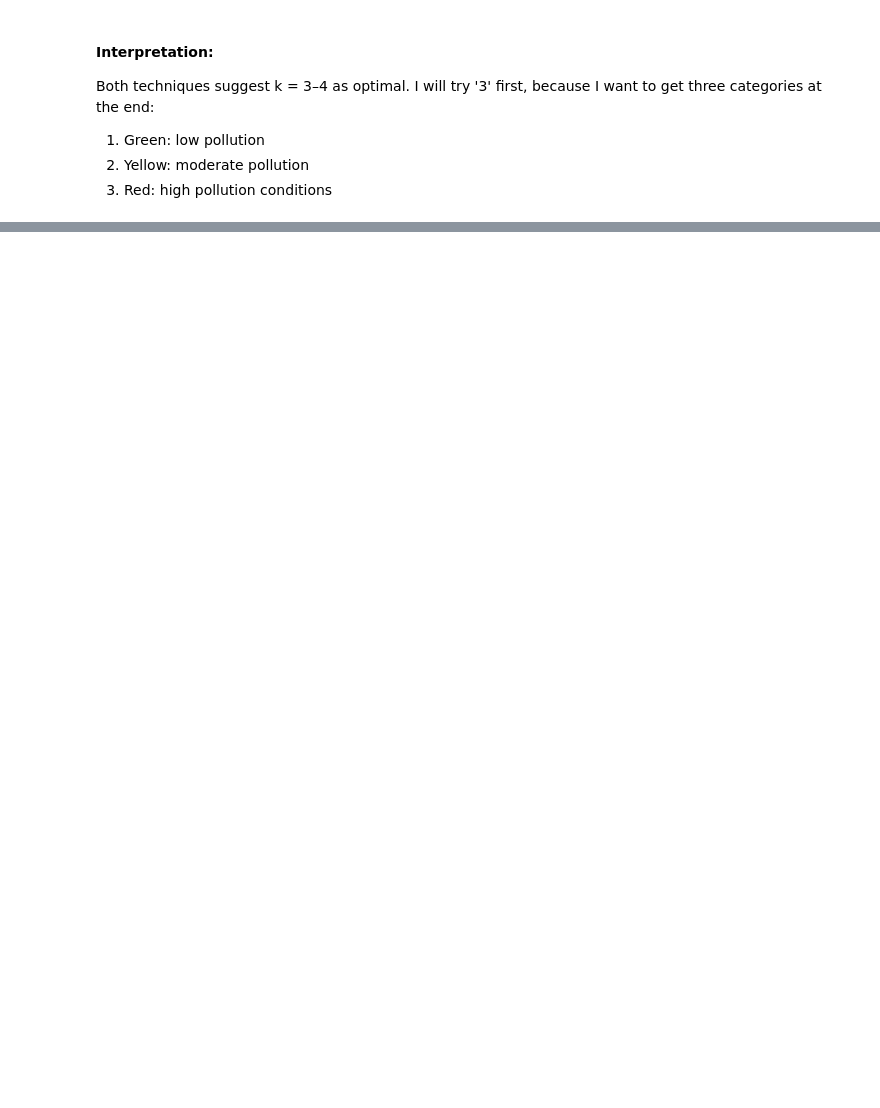
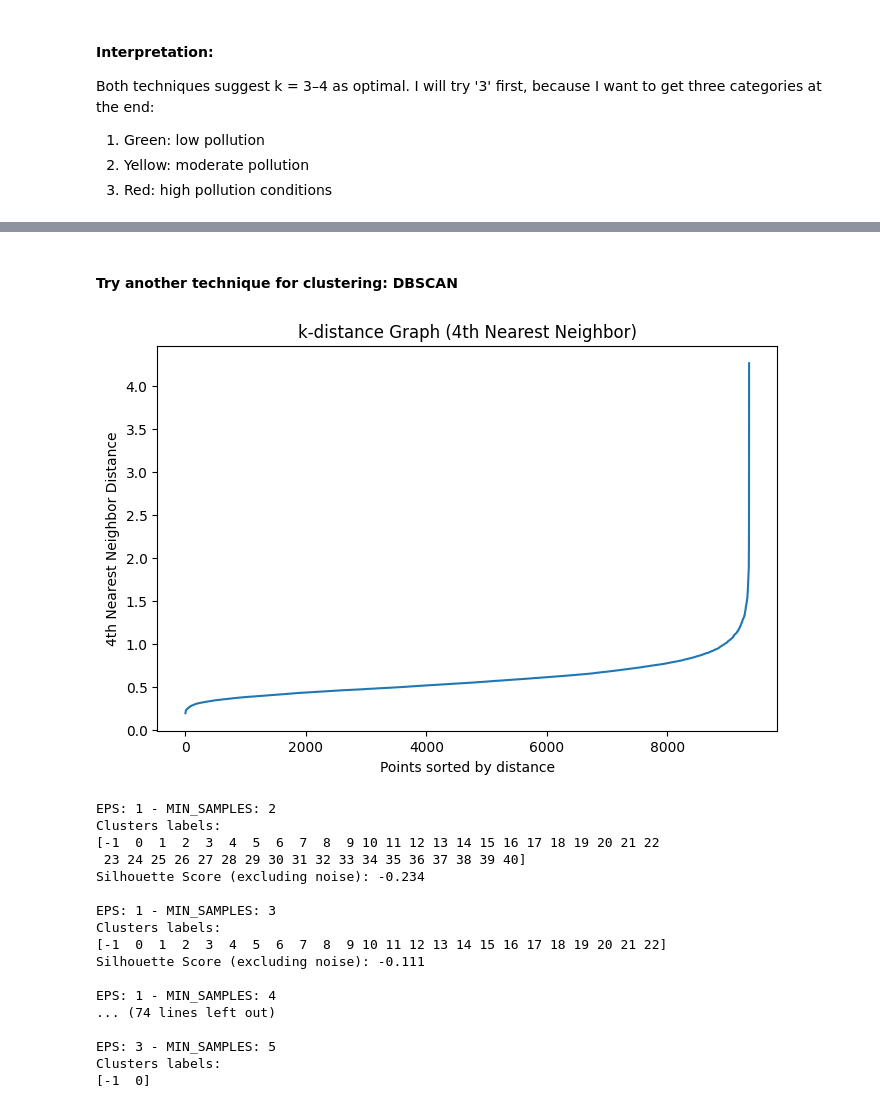
Before and after one commit to sebdied/AIM-capstone-project, a Jupyter notebook: notebooks/03_Modeling.ipynb, the cells around one changed output, grey strips where cells are left out. Cells and saved outputs as stored; diff of their text form; code cells hidden in the pictures; blank space fills up the shorter version.

```diff
--- a/notebooks/03_Modeling.ipynb
+++ b/notebooks/03_Modeling.ipynb
@@ -163,3 +178,67 @@ with open("../models/kmeans_model.pkl", "wb") as f:
 # TODO: loading (check for model before running)
 # with open("kmeans_model.pkl", "rb") as f:
 #    model = pickle.load(f)
+# %% [markdown]
+#### Try another technique for clustering: DBSCAN
+# %%
+# Try another model for clustering
+import numpy as np
+import matplotlib.pyplot as plt
+from sklearn.neighbors import NearestNeighbors
+from sklearn.cluster import DBSCAN
+from sklearn.metrics import silhouette_score
+from sklearn.decomposition import PCA
+
+# 1. Use k-distance graph to choose eps
+neighbors = NearestNeighbors(n_neighbors=4)  # 4th nearest neighbor
+neighbors_fit = neighbors.fit(X_scaled)
+distances, indices = neighbors_fit.kneighbors(X_scaled)
+distances = np.sort(distances[:, 3], axis=0)
+
+plt.figure(figsize=(8,5))
+plt.plot(distances)
+plt.title('k-distance Graph (4th Nearest Neighbor)')
+plt.xlabel('Points sorted by distance')
+plt.ylabel('4th Nearest Neighbor Distance')
+plt.show()
+
+# 2. Experiment with eps and min_samples (adjust eps based on graph)
+eps_values = [1, 1.5, 2, 2.5, 3]
+min_samples_values = [2, 3, 4, 5]
+
+for eps_value in eps_values:
+    for min_samples_value in min_samples_values:
+
+        dbscan = DBSCAN(eps=eps_value, min_samples=min_samples_value)
+        clusters = dbscan.fit_predict(X_scaled)
+
+        print(f'\nEPS: {eps_value} - MIN_SAMPLES: {min_samples_value}')
+        print(f'Clusters labels:\n{np.unique(clusters)}')
+
+        # 3. Silhouette score excluding noise (-1 label)
+        mask = clusters != -1
+        if len(set(clusters[mask])) > 1:
+            sil_score = silhouette_score(X_scaled[mask], clusters[mask])
+            print(f'Silhouette Score (excluding noise): {sil_score:.3f}')
+        else:
+            continue
+            # print("Silhouette Score cannot be computed with less than 2 clusters")
+# %% [output]
+[figure, added]
+EPS: 1 - MIN_SAMPLES: 2
+Clusters labels:
+[-1  0  1  2  3  4  5  6  7  8  9 10 11 12 13 14 15 16 17 18 19 20 21 22
+ 23 24 25 26 27 28 29 30 31 32 33 34 35 36 37 38 39 40]
+Silhouette Score (excluding noise): -0.234
+
+EPS: 1 - MIN_SAMPLES: 3
+Clusters labels:
+[-1  0  1  2  3  4  5  6  7  8  9 10 11 12 13 14 15 16 17 18 19 20 21 22]
+Silhouette Score (excluding noise): -0.111
+
+EPS: 1 - MIN_SAMPLES: 4
+... (74 lines left out)
+
+EPS: 3 - MIN_SAMPLES: 5
+Clusters labels:
+[-1  0]
```
Also changed, not shown: parts of 20 cells of this notebook, 8 other files.
